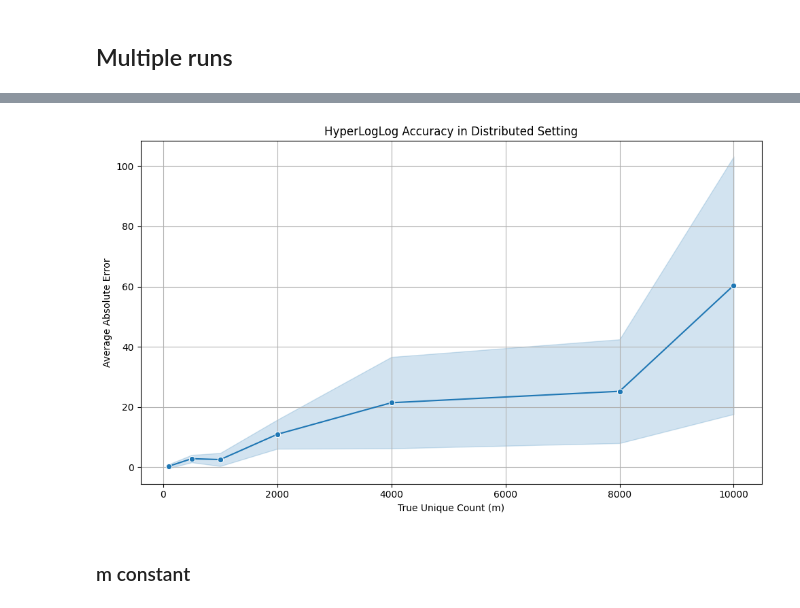
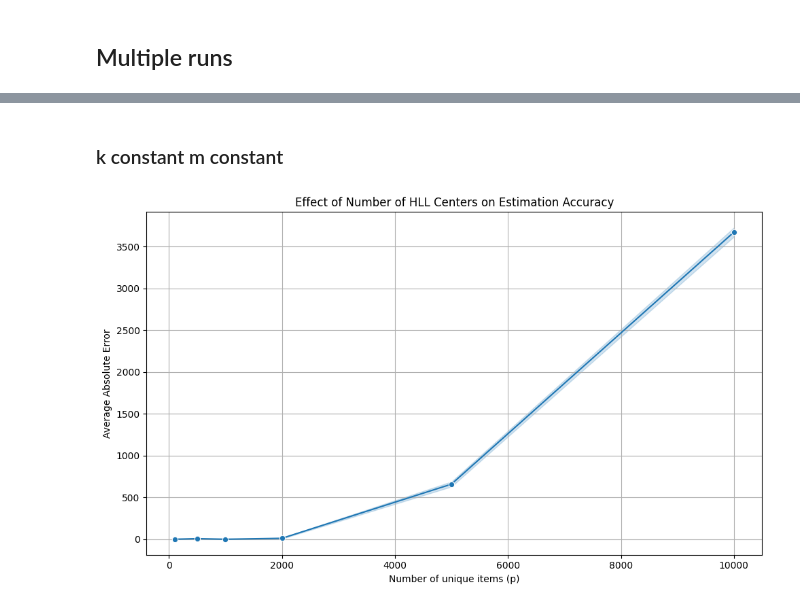
Before and after one commit to sahanakowshik/hyperloglog, a Jupyter notebook: test_naive_distributed.ipynb, the cells around one changed output, grey strips where cells are left out. Drawn from its saved outputs; the diff is of its cells as text; code cells hidden in the pictures.

```diff
--- a/test_naive_distributed.ipynb
+++ b/test_naive_distributed.ipynb
@@ -16,8 +30,8 @@ precision = 0.01
 # %%
-def random_string(length=30):
-    return ''.join(random.choices(string.ascii_letters, k=length))
+# def random_string(length=30):
+#     return ''.join(random.choices(string.ascii_letters, k=length))
 
-items = [random_string() for _ in range(m)]
+# items = [random_string() for _ in range(m)]
 # %% [markdown]
 ### Get the estimate as if processing everything at one center
 # %%
@@ -93,0 +88,13 @@ The estimate of processing all the items at once center and in a distributed set
+# %%
+# Parameters
+k = 32  # Number of HLL centers
+precision = 0.01
+num_trials = 10
+p = 1000 # Total unique elements
+m_values = [500, 1000, 5000, 10000, 20000, 50000, 100000]
+
+# Random string generator
+def random_string(length=30):
+    return ''.join(random.choices(string.ascii_letters, k=length))
+# %%
+pool = [random_string() for _ in range(p)]  # or any base size
@@ -94,9 +176,12 @@ The estimate of processing all the items at once center and in a distributed set
+# %% [markdown]
+### k constant m constant
 # %%
 # Parameters
-k = 16  # Number of HLL centers
+k = 32  # Number of HLL centers
 precision = 0.01
 num_trials = 10
-m_values = [100, 500, 1000, 2000, 4000, 8000, 10000]
+m = 10000 # set size
+p_values = [100, 500, 1000, 2000, 5000, 10000] # Total unique elements
 
 # Random string generator
 def random_string(length=30):
@@ -141,21 +229,16 @@ df_m = pd.DataFrame(results)
 # %%
-# Filter to only 'Distributed' mode
-df_dist = df_m[df_m["mode"] == "Distributed"]
-
-# Plotting function for distributed mode
-def plot_distributed_only(df, y="abs_error", ylabel="Average Absolute Error"):
+# Plotting function
+def plot_error_vs_centers(df, y="abs_error", ylabel="Average Absolute Error"):
     plt.figure(figsize=(10, 6))
-    sns.lineplot(data=df, x="m", y=y, marker="o", errorbar="sd")
-    plt.title("HyperLogLog Accuracy in Distributed Setting")
-    plt.xlabel("True Unique Count (m)")
+    sns.lineplot(data=df, x="p", y=y, marker="o", errorbar="sd")
+    plt.title("Effect of Number of HLL Centers on Estimation Accuracy")
+    plt.xlabel("Number of unique items (p)")
     plt.ylabel(ylabel)
     plt.grid(True)
     plt.tight_layout()
     plt.show()
 
 # Call plot
-plot_distributed_only(df_dist)
+plot_error_vs_centers(df_p)
 # %% [output]
-[figure, old version]
+[figure, new version]
-# %% [markdown]
-### m constant
```
Also changed, not shown: parts of 17 cells of this notebook, 1 other file.
